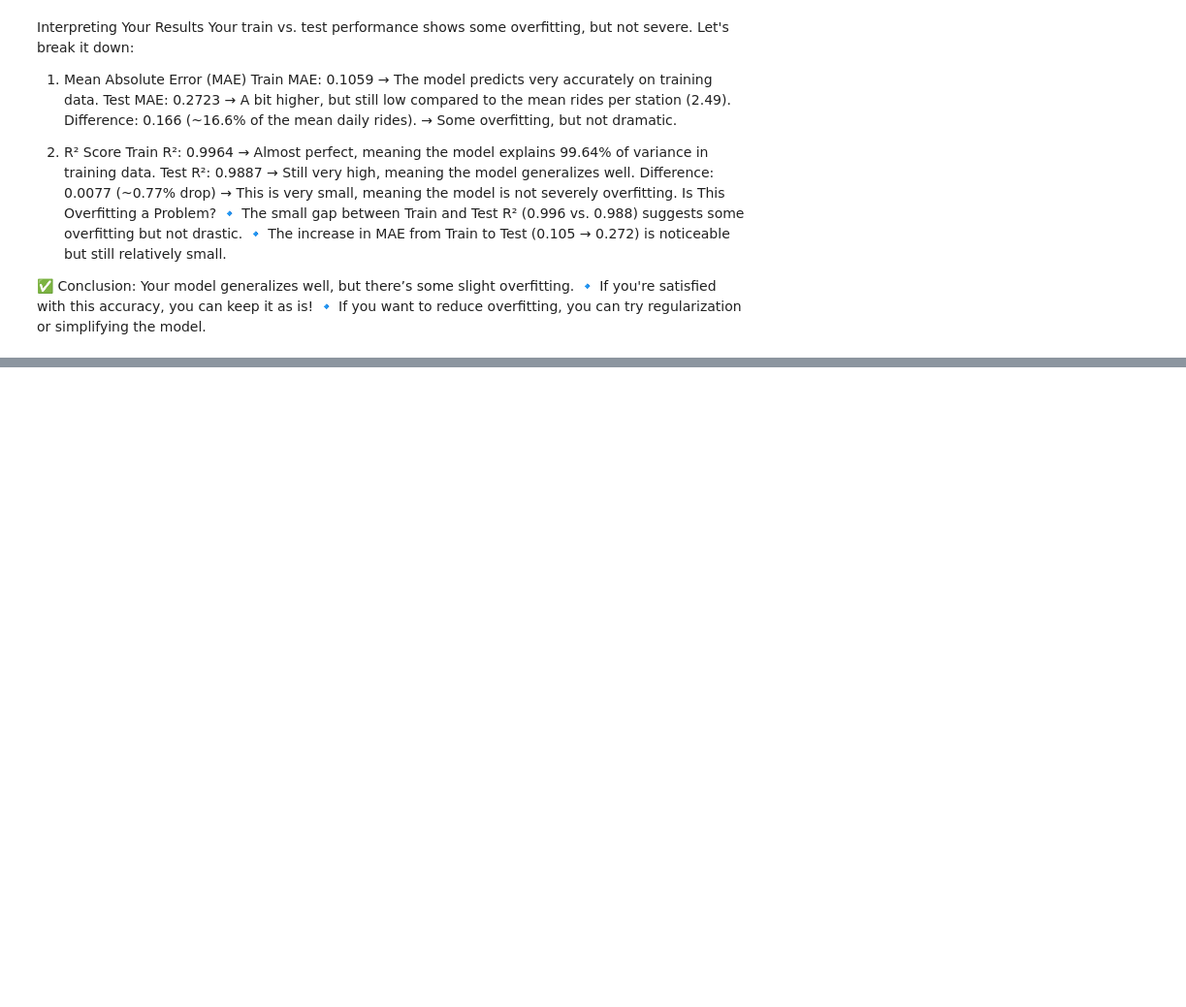
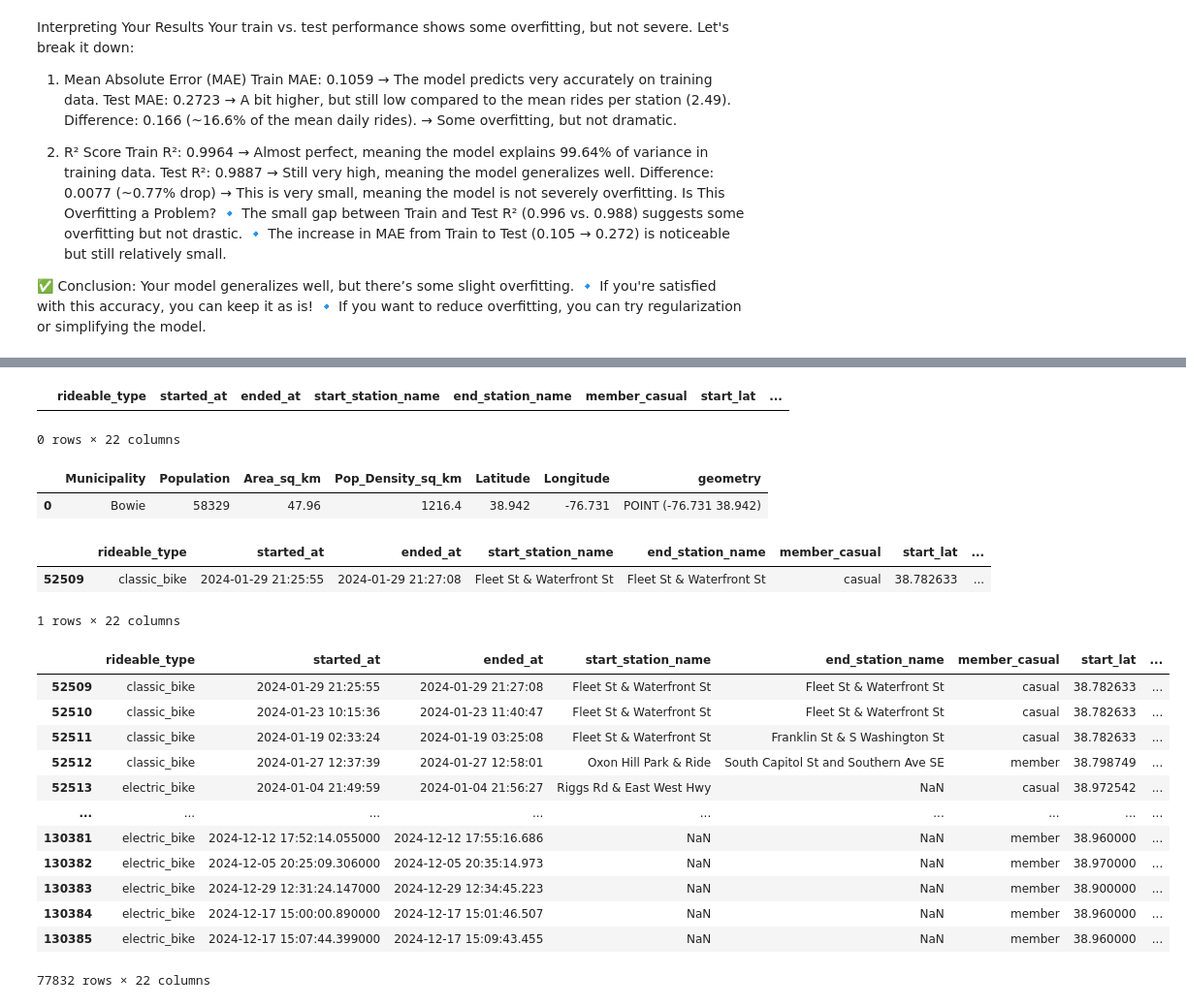
Before and after one commit to pabs-llama/projects, a Jupyter notebook: project_3_ capitalbikeshare/linear_regression_pg.ipynb, the cells around one changed output, grey strips where cells are left out. Shown at 97% size. Drawn from its saved outputs; the diff is of its cells as text; code cells hidden in the pictures; blank space fills up the shorter version.

Commit message:
calculating population density

```diff
--- a/project_3_ capitalbikeshare/linear_regression_pg.ipynb
+++ b/project_3_ capitalbikeshare/linear_regression_pg.ipynb
@@ -1059,0 +1375,19 @@ Is This Overfitting a Problem?
+# %%
+prince_george_2024[prince_george_2024["NAME_right"]=="BOWIE"]
+# %% [output]
+|  | rideable_type | started_at | ended_at | start_station_name | end_station_name | member_casual | start_lat | ... |
+0 rows × 22 columns
+# %%
+geometry = [Point(xy) for xy in zip(prince_george_2024["start_lng"], prince_george_2024["start_lat"])]
+prince_george_2024_gdf = gpd.GeoDataFrame(prince_george_2024, geometry=geometry, crs="EPSG:4326")
+# %%
+pop_gdf.head(1)
+# %% [output]
+|  | Municipality | Population | Area_sq_km | Pop_Density_sq_km | Latitude | Longitude | geometry |
+| 0 | Bowie | 58329 | 47.96 | 1216.4 | 38.942 | -76.731 | POINT (-76.731 38.942) |
+# %%
+prince_george_2024_gdf.head(1)
+# %% [output]
+|  | rideable_type | started_at | ended_at | start_station_name | end_station_name | member_casual | start_lat | ... |
+| 52509 | classic_bike | 2024-01-29 21:25:55 | 2024-01-29 21:27:08 | Fleet St & Waterfront St | Fleet St & Waterfront St | casual | 38.782633 | ... |
+1 rows × 22 columns
@@ -1059,0 +1396,16 @@ Is This Overfitting a Problem?
+# %%
+prince_george_2024_gdf
+# %% [output]
+|  | rideable_type | started_at | ended_at | start_station_name | end_station_name | member_casual | start_lat | ... |
+| 52509 | classic_bike | 2024-01-29 21:25:55 | 2024-01-29 21:27:08 | Fleet St & Waterfront St | Fleet St & Waterfront St | casual | 38.782633 | ... |
+| 52510 | classic_bike | 2024-01-23 10:15:36 | 2024-01-23 11:40:47 | Fleet St & Waterfront St | Fleet St & Waterfront St | casual | 38.782633 | ... |
+| 52511 | classic_bike | 2024-01-19 02:33:24 | 2024-01-19 03:25:08 | Fleet St & Waterfront St | Franklin St & S Washington St | casual | 38.782633 | ... |
+| 52512 | classic_bike | 2024-01-27 12:37:39 | 2024-01-27 12:58:01 | Oxon Hill Park & Ride | South Capitol St and Southern Ave SE | member | 38.798749 | ... |
+| 52513 | electric_bike | 2024-01-04 21:49:59 | 2024-01-04 21:56:27 | Riggs Rd & East West Hwy | NaN | casual | 38.972542 | ... |
+| ... | ... | ... | ... | ... | ... | ... | ... | ... |
+| 130381 | electric_bike | 2024-12-12 17:52:14.055000 | 2024-12-12 17:55:16.686 | NaN | NaN | member | 38.960000 | ... |
+| 130382 | electric_bike | 2024-12-05 20:25:09.306000 | 2024-12-05 20:35:14.973 | NaN | NaN | member | 38.970000 | ... |
+| 130383 | electric_bike | 2024-12-29 12:31:24.147000 | 2024-12-29 12:34:45.223 | NaN | NaN | member | 38.900000 | ... |
+| 130384 | electric_bike | 2024-12-17 15:00:00.890000 | 2024-12-17 15:01:46.507 | NaN | NaN | member | 38.960000 | ... |
+| 130385 | electric_bike | 2024-12-17 15:07:44.399000 | 2024-12-17 15:09:43.455 | NaN | NaN | member | 38.960000 | ... |
+77832 rows × 22 columns
```
Also changed, not shown: parts of 69 cells of this notebook.
